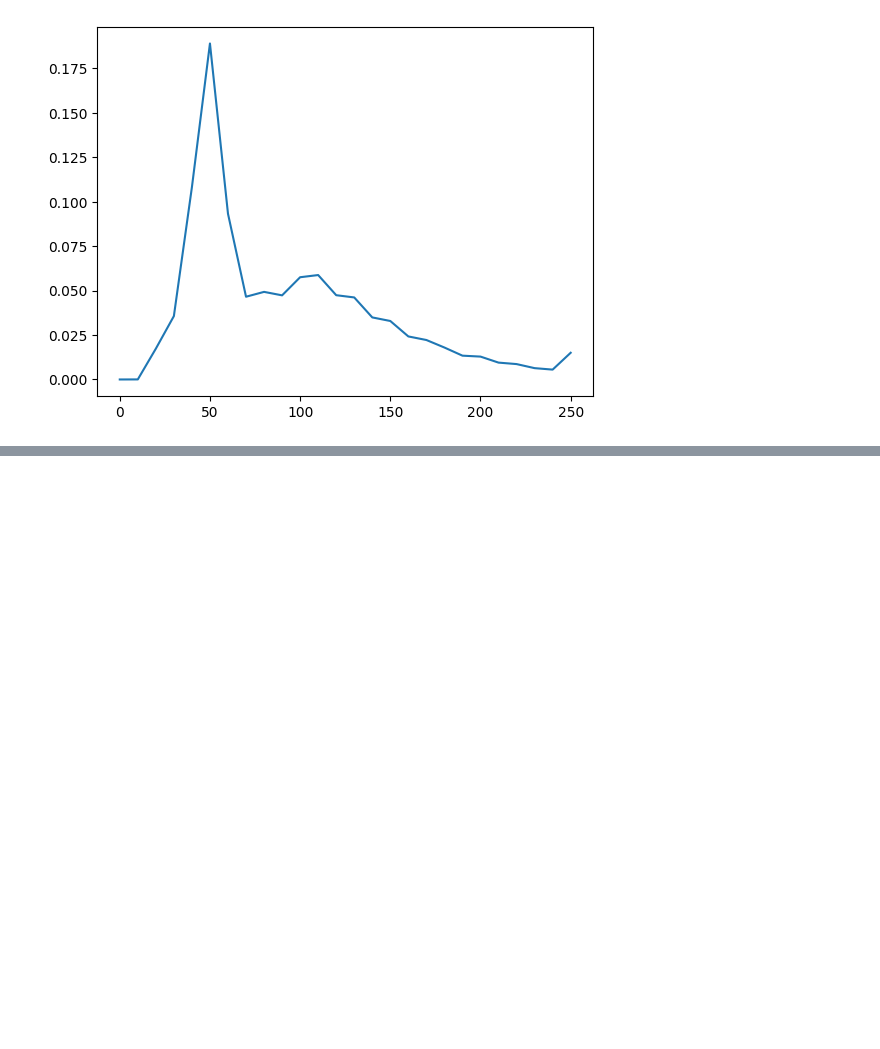
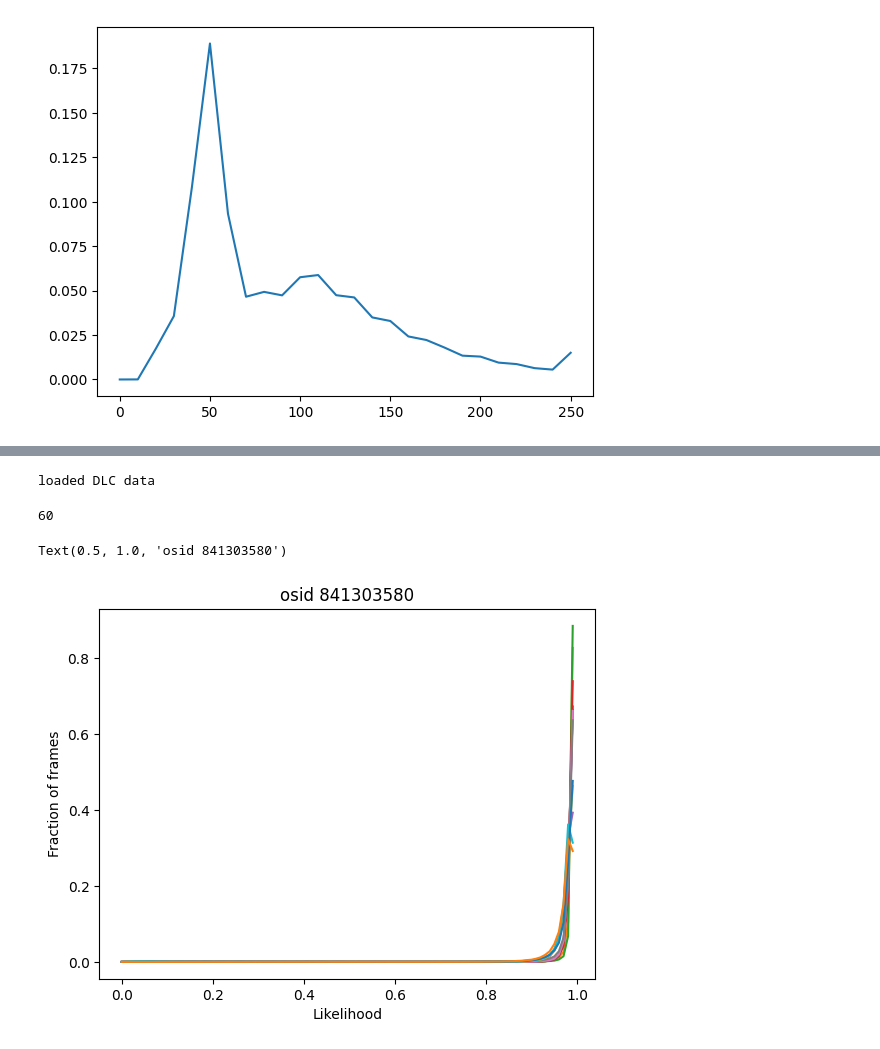
Before and after one commit to AllenNeuralDynamics/lamf_analysis_lims, a Jupyter notebook: qc/behavior_data/240327_pupil_data_qc.ipynb, the cells around one changed output, grey strips where cells are left out. Saved outputs shown, nothing was run; the diff lists cells and outputs as text; code cells hidden in the pictures; blank space fills up the shorter version.

Commit message:
pupil data qc dev

```diff
--- a/qc/behavior_data/240327_pupil_data_qc.ipynb
+++ b/qc/behavior_data/240327_pupil_data_qc.ipynb
@@ -182,0 +336,6 @@ ax.plot(bins[:-1], hist_vals)
+# %%
+def get_dlc_likelihood_histogram(osid, bins = np.linspace(0,1,100)):
+    df = annotation_tools.read_DLC_h5file(from_lims.get_deepcut_h5_filepath(osid))
+    pupil_likelihood_df = df[df.bodyparts.str.contains('pupil') & (df.coords=='likelihood')].reset_index(drop=True)
+    hist_vals = pupil_likelihood_df.groupby('bodyparts').apply(lambda x: np.histogram(x.value.values, bins=bins)[0]/len(x)).values
+    return hist_vals, bins
@@ -182,0 +348,18 @@ ax.plot(bins[:-1], hist_vals)
+# %%
+osid = osids[0]
+hist_vals, bins = get_dlc_likelihood_histogram(osid)
+# %% [output]
+loaded DLC data
+# %%
+# Took 233 min to run them all
+
+dlc_likelihood_dir = save_dir / 'dlc_likelihood'
+dlc_likelihood_dir.mkdir(exist_ok=True)
+for osid in np.sort(osids):
+    try:
+        hist_vals, bins = get_dlc_likelihood_histogram(osid)
+        save_fn = dlc_likelihood_dir / f'dlc_likelihood_osid_{osid}.npy'
+        np.save(save_fn, hist_vals)
+    except:
+        print(f'Error in osid {osid}')
+        continue
@@ -182,0 +372,19 @@ ax.plot(bins[:-1], hist_vals)
+# %%
+len(error_osids) # same as the ones failed in movie saving
+# %% [output]
+60
+# %%
+succeeded_osids = np.setdiff1d(np.sort(osids), error_osids)
+osid = succeeded_osids[0]
+load_fn = dlc_likelihood_dir / f'dlc_likelihood_osid_{osid}.npy'
+hist_vals = np.load(load_fn, allow_pickle=True)
+# %%
+fig, ax = plt.subplots()
+for val in hist_vals:
+    ax.plot(bins[:-1], val)
+ax.set_xlabel('Likelihood')
+ax.set_ylabel('Fraction of frames')
+ax.set_title(f'osid {osid}')
+# %% [output]
+Text(0.5, 1.0, 'osid 841303580')
+[figure, added]
```
Also changed, not shown: parts of 35 cells of this notebook, 2 other files.
